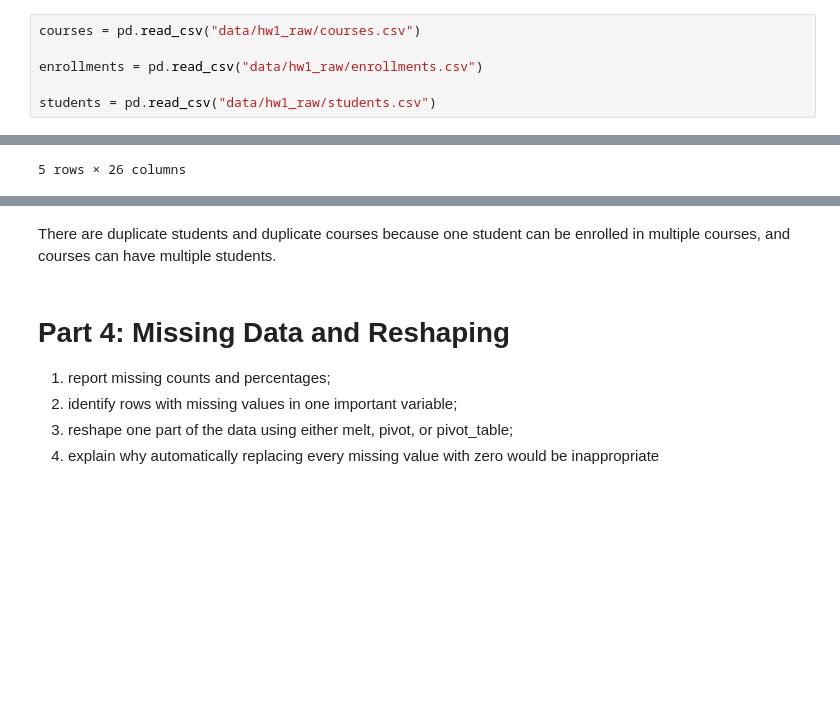
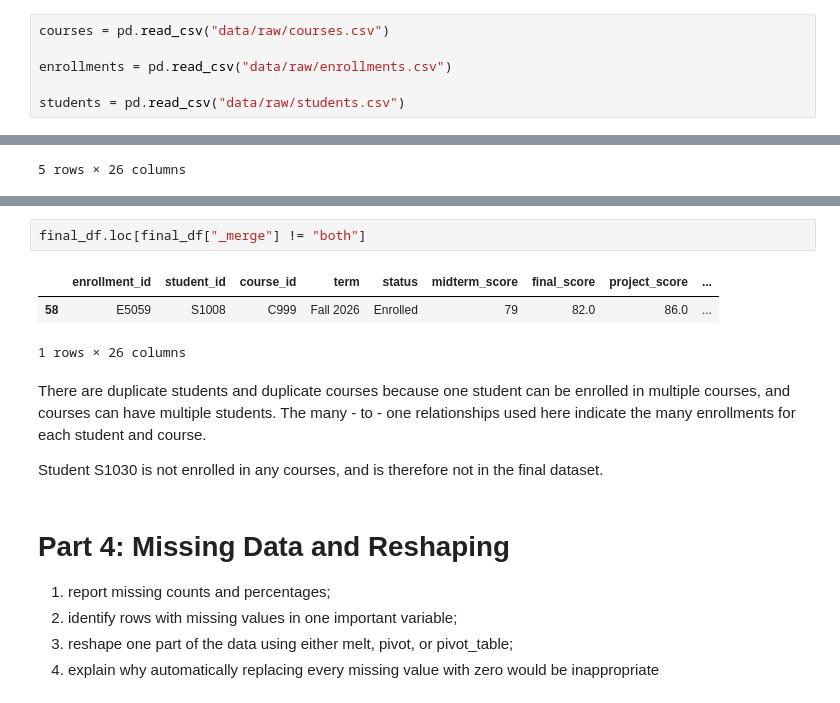
Before and after one commit to littlleHawk/STA556, a Jupyter notebook: notebooks/HW_1.ipynb, the cells around one changed output, grey strips where cells are left out. Cells and saved outputs as stored; diff of their text form; blank space fills up the shorter version.

```diff
--- a/notebooks/HW_1.ipynb
+++ b/notebooks/HW_1.ipynb
@@ -7,11 +7,11 @@
 import pandas as pd
 import numpy as np
 # %%
-courses = pd.read_csv("data/hw1_raw/courses.csv")
+courses = pd.read_csv("data/raw/courses.csv")
 
-enrollments = pd.read_csv("data/hw1_raw/enrollments.csv")
+enrollments = pd.read_csv("data/raw/enrollments.csv")
 
-students = pd.read_csv("data/hw1_raw/students.csv")
+students = pd.read_csv("data/raw/students.csv")
 # %% [markdown]
 # Part 1: Inspect the data
 For each table:
@@ -257,5 +271,13 @@ Number of Duplicates: 0
+# %%
+final_df.loc[final_df["_merge"] != "both"]
+# %% [output]
+|  | enrollment_id | student_id | course_id | term | status | midterm_score | final_score | project_score | ... |
+| 58 | E5059 | S1008 | C999 | Fall 2026 | Enrolled | 79 | 82.0 | 86.0 | ... |
+1 rows × 26 columns
 # %% [markdown]
-There are duplicate students and duplicate courses because one student can be enrolled in multiple courses, and courses can have multiple students.
+There are duplicate students and duplicate courses because one student can be enrolled in multiple courses, and courses can have multiple students. The many - to - one relationships used here indicate the many enrollments for each student and course.
+
+Student S1030 is not enrolled in any courses, and is therefore not in the final dataset.
 # %% [markdown]
 # Part 4: Missing Data and Reshaping
 
```
Also changed, not shown: parts of 5 cells of this notebook, 5 other files.
